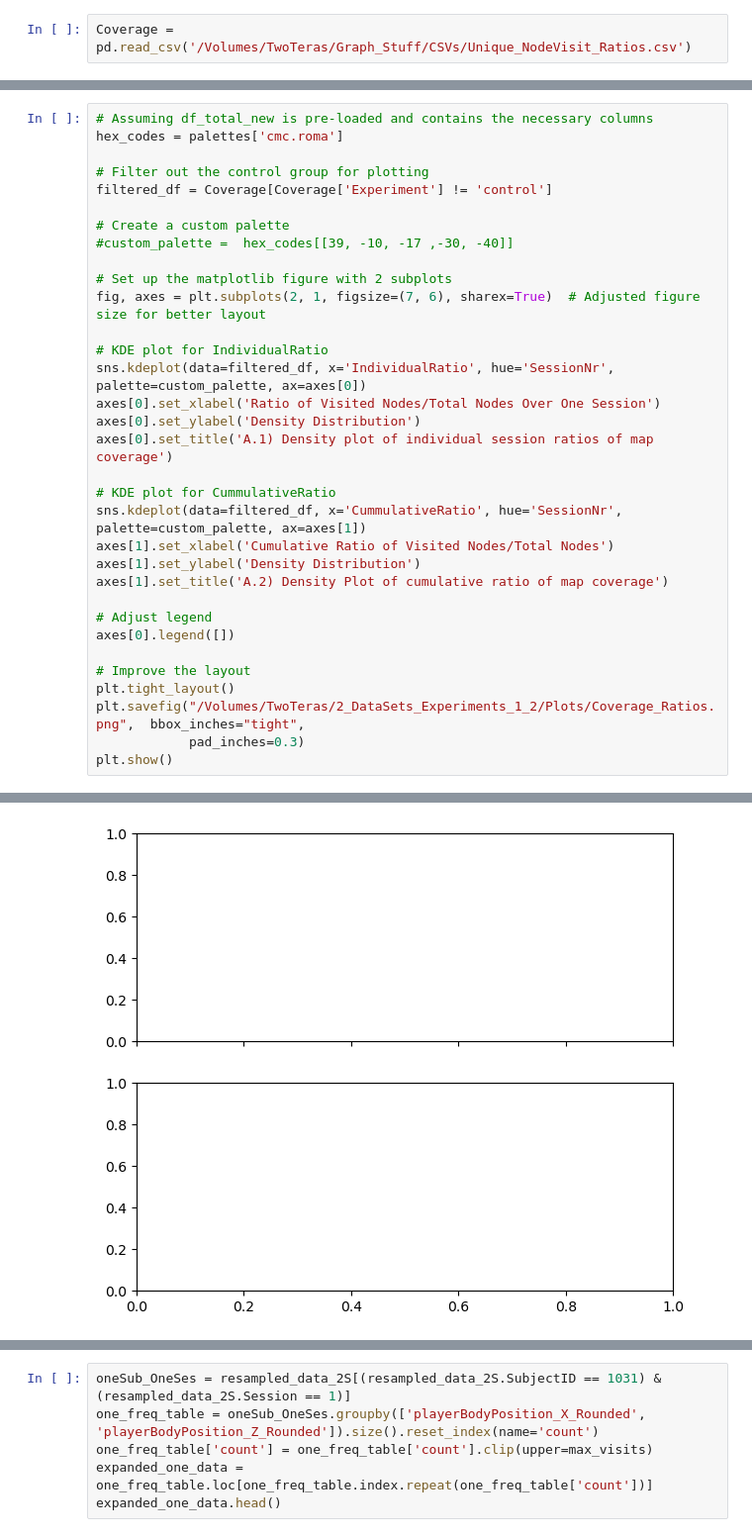
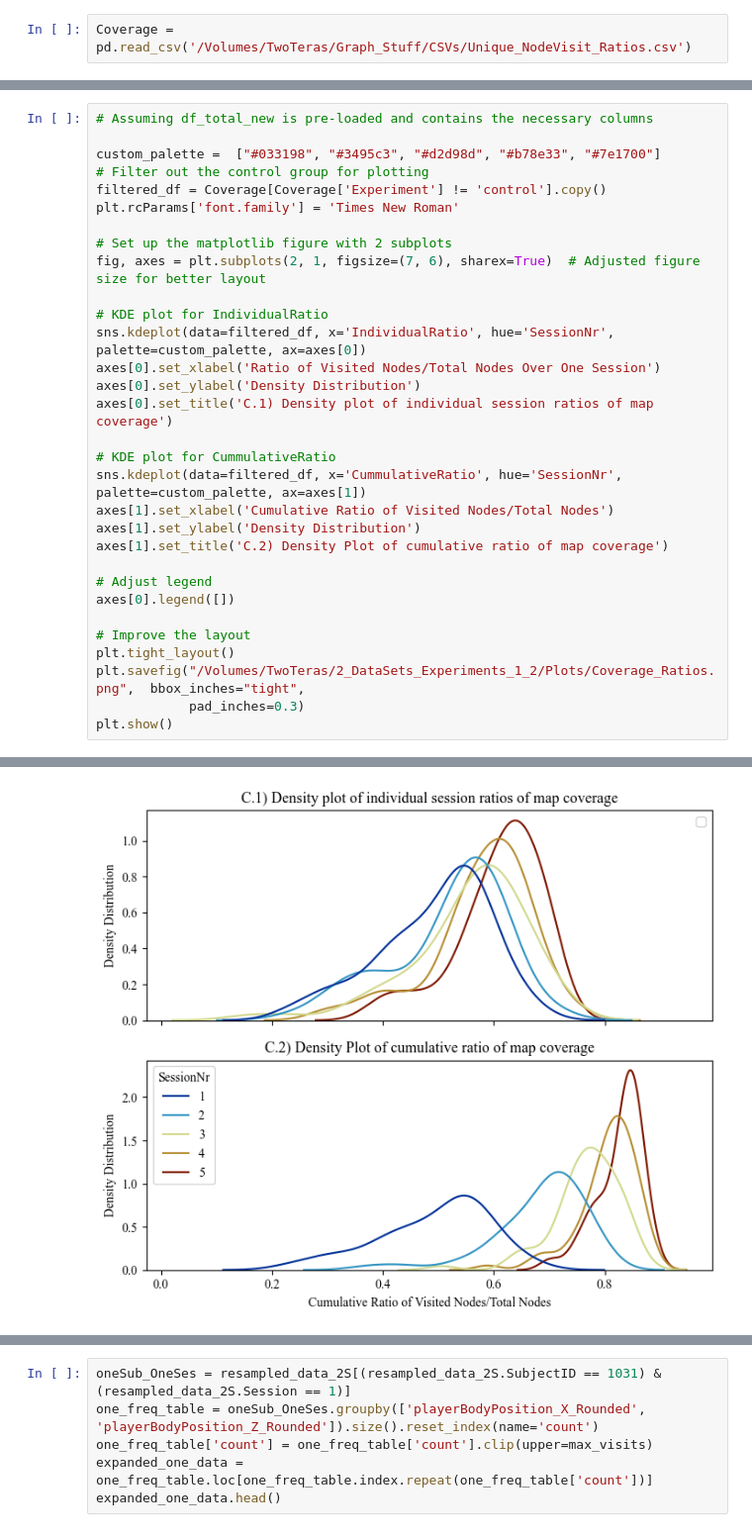
Before and after one commit to tracysanchez/DataAnalysis, a Jupyter notebook: Joining_FinalData/Maps/00_Heat_Map.ipynb, the cells around one changed output, grey strips where cells are left out. Shown: that part at 99% size. Drawn from its saved outputs; the diff is of its cells as text.

```diff
--- a/Joining_FinalData/Maps/00_Heat_Map.ipynb
+++ b/Joining_FinalData/Maps/00_Heat_Map.ipynb
@@ -300,12 +441,10 @@ Coverage =  pd.read_csv('/Volumes/TwoTeras/Graph_Stuff/CSVs/Unique_NodeVisit_Rat
 # %%
 # Assuming df_total_new is pre-loaded and contains the necessary columns
-hex_codes = palettes['cmc.roma']
 
+custom_palette =  ["#033198", "#3495c3", "#d2d98d", "#b78e33", "#7e1700"]
 # Filter out the control group for plotting
-filtered_df = Coverage[Coverage['Experiment'] != 'control']
-
-# Create a custom palette
-#custom_palette =  hex_codes[[39, -10, -17 ,-30, -40]]
+filtered_df = Coverage[Coverage['Experiment'] != 'control'].copy()
+plt.rcParams['font.family'] = 'Times New Roman'
 
 # Set up the matplotlib figure with 2 subplots
 fig, axes = plt.subplots(2, 1, figsize=(7, 6), sharex=True)  # Adjusted figure size for better layout
@@ -314,13 +453,13 @@ fig, axes = plt.subplots(2, 1, figsize=(7, 6), sharex=True)  # Adjusted figure s
 sns.kdeplot(data=filtered_df, x='IndividualRatio', hue='SessionNr', palette=custom_palette, ax=axes[0])
 axes[0].set_xlabel('Ratio of Visited Nodes/Total Nodes Over One Session')
 axes[0].set_ylabel('Density Distribution')
-axes[0].set_title('A.1) Density plot of individual session ratios of map coverage')
+axes[0].set_title('C.1) Density plot of individual session ratios of map coverage')
 
 # KDE plot for CummulativeRatio
 sns.kdeplot(data=filtered_df, x='CummulativeRatio', hue='SessionNr', palette=custom_palette, ax=axes[1])
 axes[1].set_xlabel('Cumulative Ratio of Visited Nodes/Total Nodes')
 axes[1].set_ylabel('Density Distribution')
-axes[1].set_title('A.2) Density Plot of cumulative ratio of map coverage')
+axes[1].set_title('C.2) Density Plot of cumulative ratio of map coverage')
 
 # Adjust legend
 axes[0].legend([])
@@ -335 +473 @@ NameError: name 'custom_palette' is not defined
-[figure, old version]
+[figure, new version]
```
Also changed, not shown: parts of 14 cells of this notebook, 29 other files.
